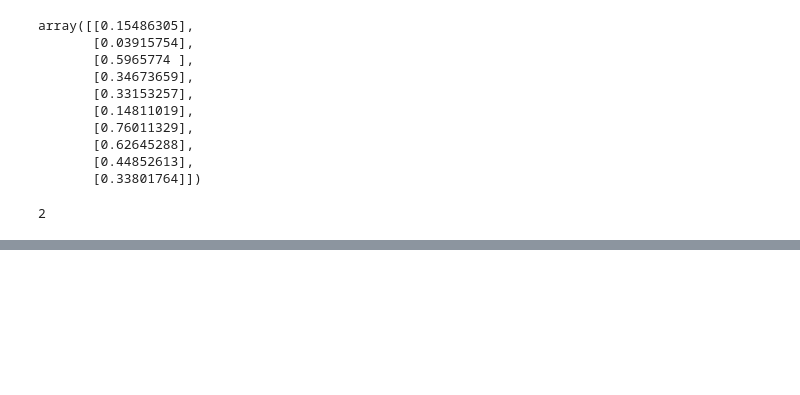
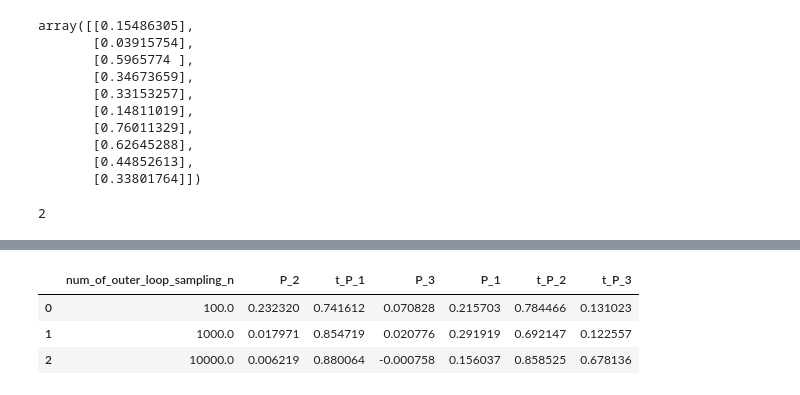
Before and after one commit to Farbodch/set_kbsa, a Jupyter notebook: run_vbsa_notebook.ipynb, the cells around one changed output, grey strips where cells are left out. Cells and saved outputs as stored; diff of their text form; code cells hidden in the pictures; blank space fills up the shorter version.

```diff
--- a/run_vbsa_notebook.ipynb
+++ b/run_vbsa_notebook.ipynb
@@ -1334,0 +1584,14 @@ mesh.geometry().dim()
+# %%
+from auxiliary_utils.io_management import read_in_results_data
+path_1 = 'data/vecSob_results'
+expected_metadata = {'field_of_interest': 'diffusion_field',
+                     'test_domain': '[[0.4 0.6]]',
+                     'g_constraint':'0.135',
+                     'num_of_grid_points':'1024'}
+
+read_in_results_data(path_1, expected_metadata=expected_metadata)
+# %% [output]
+|  | num_of_outer_loop_sampling_n | P_2 | t_P_1 | P_3 | P_1 | t_P_2 | t_P_3 |
+| 0 | 100.0 | 0.232320 | 0.741612 | 0.070828 | 0.215703 | 0.784466 | 0.131023 |
+| 1 | 1000.0 | 0.017971 | 0.854719 | 0.020776 | 0.291919 | 0.692147 | 0.122557 |
+| 2 | 10000.0 | 0.006219 | 0.880064 | -0.000758 | 0.156037 | 0.858525 | 0.678136 |
```
Also changed, not shown: parts of 21 cells of this notebook, 17 other files.
